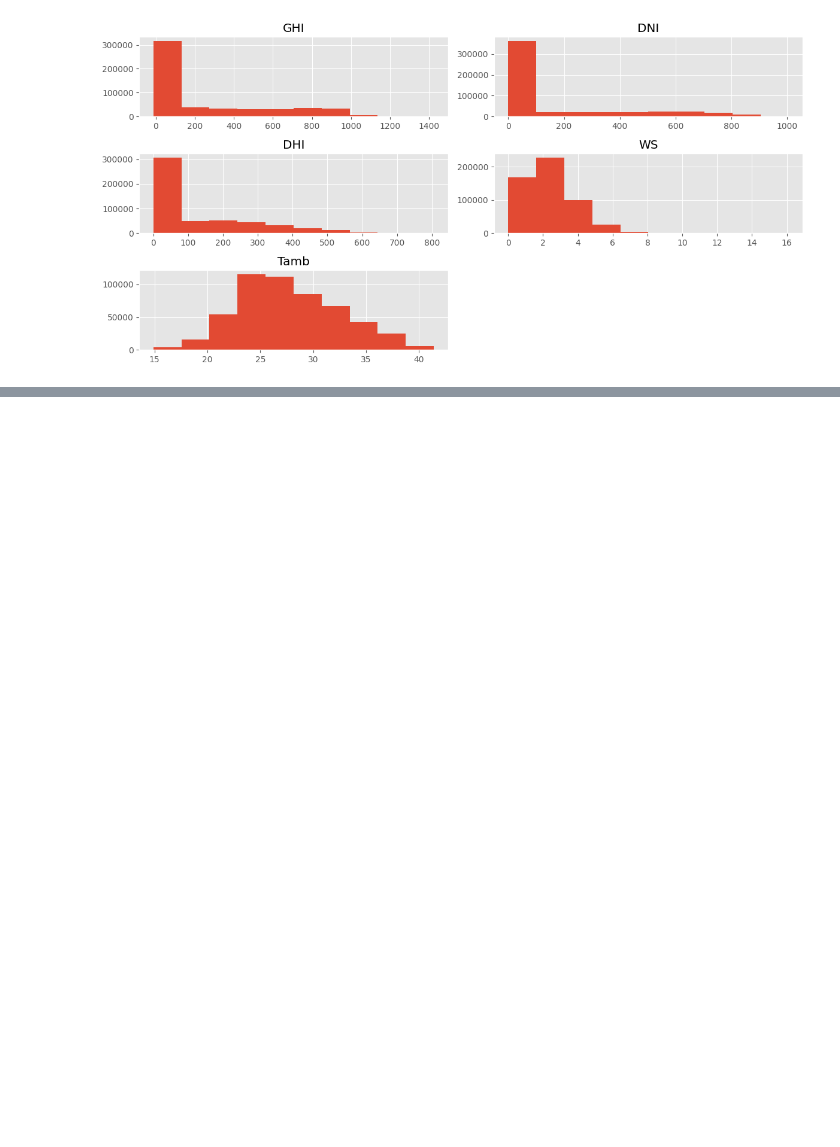
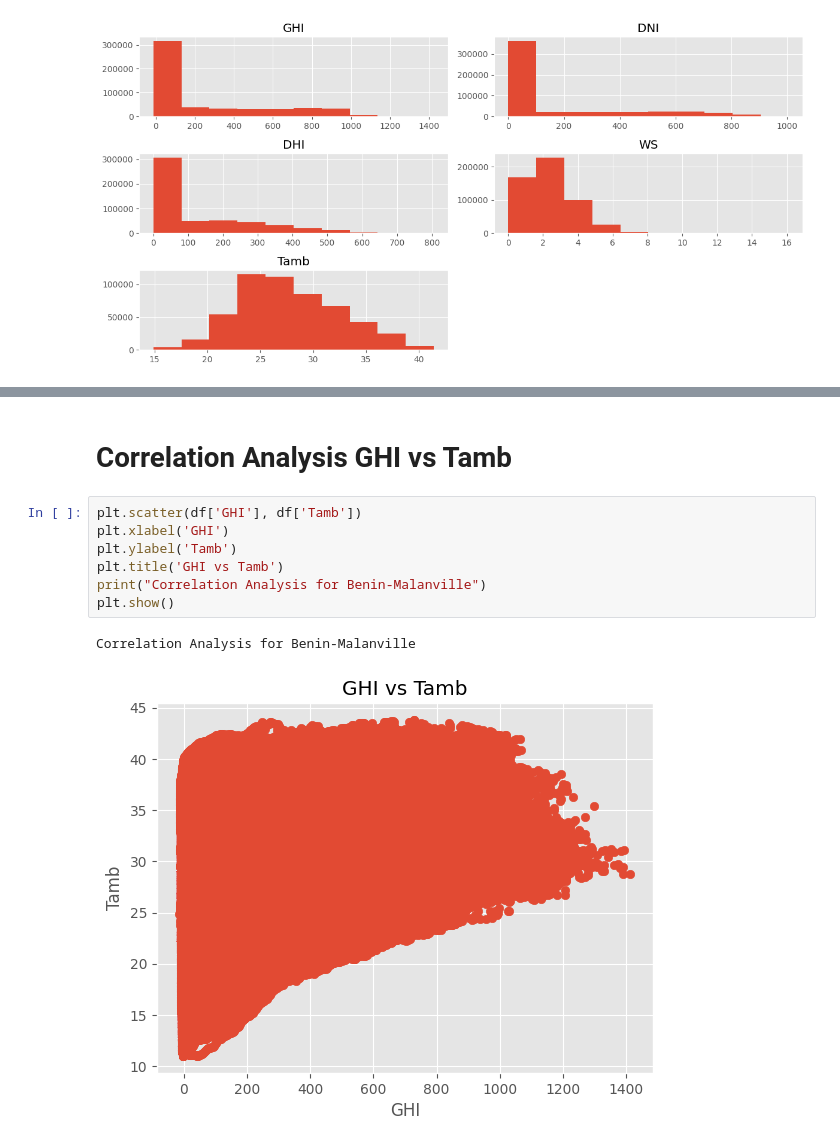
Before and after one commit to Eldiyanaa/Solar-Radiation, a Jupyter notebook: notebooks/EDA.ipynb, the cells around one changed output, grey strips where cells are left out. Saved outputs shown, nothing was run; the diff lists cells and outputs as text; blank space fills up the shorter version.

Commit message:
Correlation Matrix

```diff
--- a/notebooks/EDA.ipynb
+++ b/notebooks/EDA.ipynb
@@ -353,0 +380,12 @@ Correlation Analysis for Togo-Dapaong_Qc
+# %% [markdown]
+# Correlation Analysis GHI vs Tamb
+# %%
+plt.scatter(df['GHI'], df['Tamb'])
+plt.xlabel('GHI')
+plt.ylabel('Tamb')
+plt.title('GHI vs Tamb')
+print("Correlation Analysis for Benin-Malanville")
+plt.show()
+# %% [output]
+Correlation Analysis for Benin-Malanville
+[figure, added]
```
Also changed, not shown: parts of 10 cells of this notebook.
